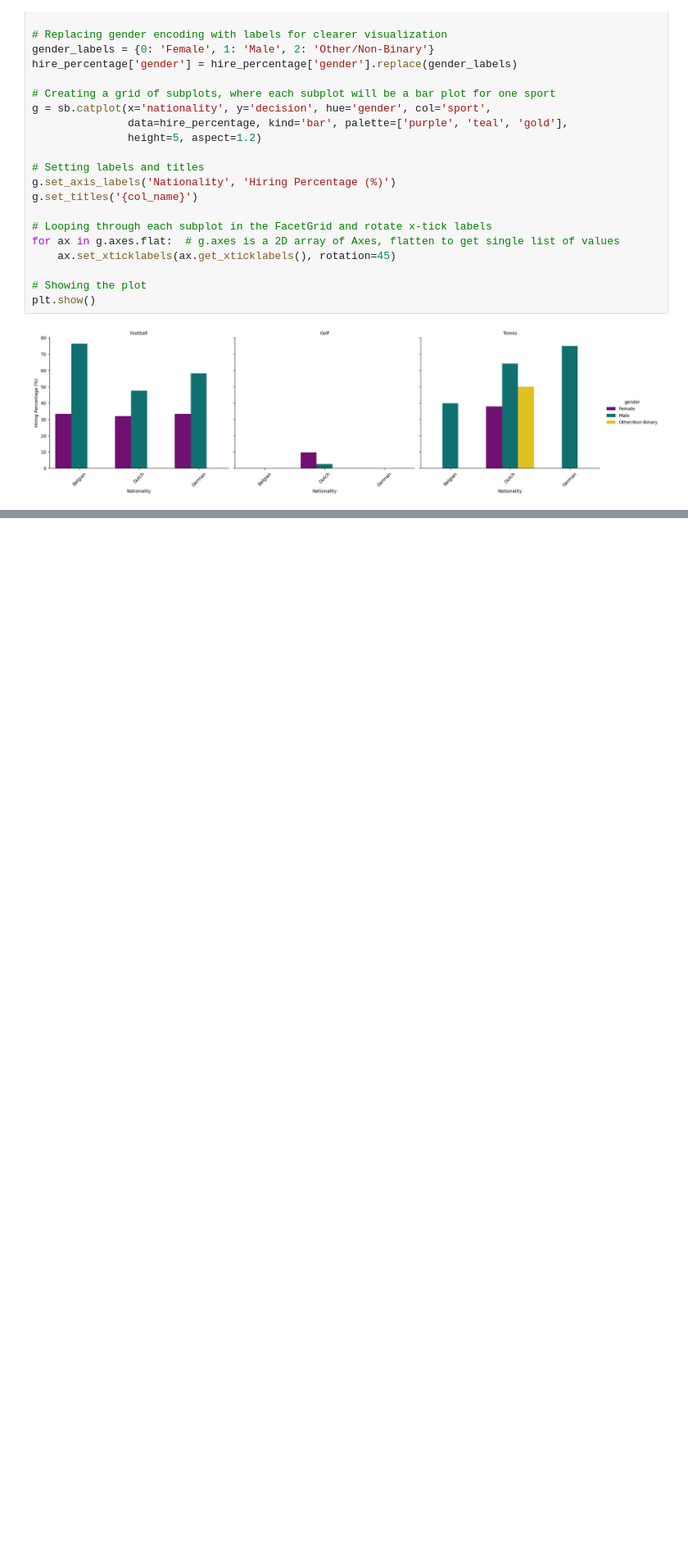
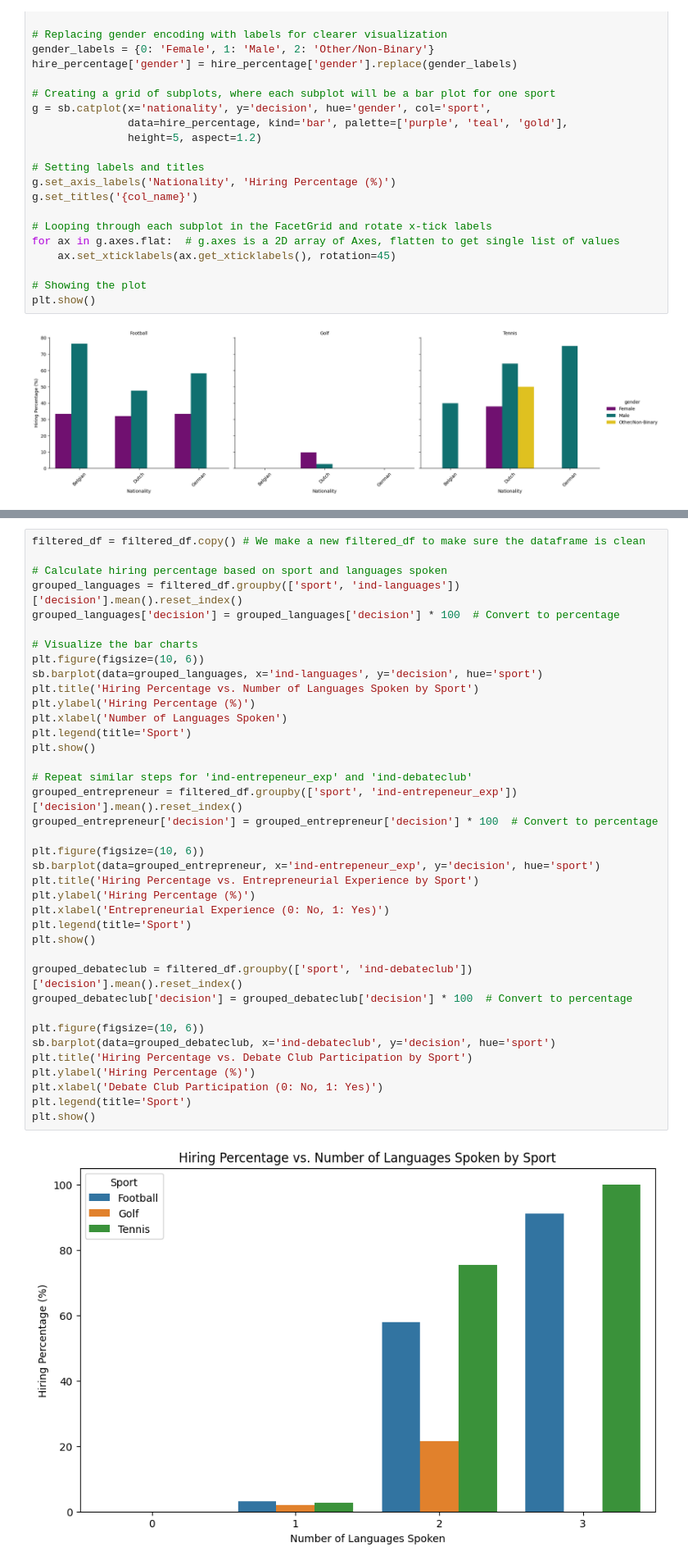
Before and after one commit to ToiletVodka/IDSP101, a Jupyter notebook: Payton-Group 14-IDSP3-datascience101.ipynb, the cells around one changed output, grey strips where cells are left out. Shown: that part at 82% size. Cells and saved outputs as stored; diff of their text form; blank space fills up the shorter version.

```diff
--- a/Payton-Group 14-IDSP3-datascience101.ipynb
+++ b/Payton-Group 14-IDSP3-datascience101.ipynb
@@ -264,0 +290,40 @@ plt.show()
+# %%
+filtered_df = filtered_df.copy() # We make a new filtered_df to make sure the dataframe is clean
+
+# Calculate hiring percentage based on sport and languages spoken
+grouped_languages = filtered_df.groupby(['sport', 'ind-languages'])['decision'].mean().reset_index()
+grouped_languages['decision'] = grouped_languages['decision'] * 100  # Convert to percentage
+
+# Visualize the bar charts
+plt.figure(figsize=(10, 6))
+sb.barplot(data=grouped_languages, x='ind-languages', y='decision', hue='sport')
+plt.title('Hiring Percentage vs. Number of Languages Spoken by Sport')
+plt.ylabel('Hiring Percentage (%)')
+plt.xlabel('Number of Languages Spoken')
+plt.legend(title='Sport')
+plt.show()
+
+# Repeat similar steps for 'ind-entrepeneur_exp' and 'ind-debateclub'
+grouped_entrepreneur = filtered_df.groupby(['sport', 'ind-entrepeneur_exp'])['decision'].mean().reset_index()
+grouped_entrepreneur['decision'] = grouped_entrepreneur['decision'] * 100  # Convert to percentage
+
+plt.figure(figsize=(10, 6))
+sb.barplot(data=grouped_entrepreneur, x='ind-entrepeneur_exp', y='decision', hue='sport')
+plt.title('Hiring Percentage vs. Entrepreneurial Experience by Sport')
+plt.ylabel('Hiring Percentage (%)')
+plt.xlabel('Entrepreneurial Experience (0: No, 1: Yes)')
+plt.legend(title='Sport')
+plt.show()
+
+grouped_debateclub = filtered_df.groupby(['sport', 'ind-debateclub'])['decision'].mean().reset_index()
+grouped_debateclub['decision'] = grouped_debateclub['decision'] * 100  # Convert to percentage
+
+plt.figure(figsize=(10, 6))
+sb.barplot(data=grouped_debateclub, x='ind-debateclub', y='decision', hue='sport')
+plt.title('Hiring Percentage vs. Debate Club Participation by Sport')
+plt.ylabel('Hiring Percentage (%)')
+plt.xlabel('Debate Club Participation (0: No, 1: Yes)')
+plt.legend(title='Sport')
+plt.show()
+# %% [output]
+[figure, added]
```
Also changed, not shown: parts of 4 cells of this notebook.
